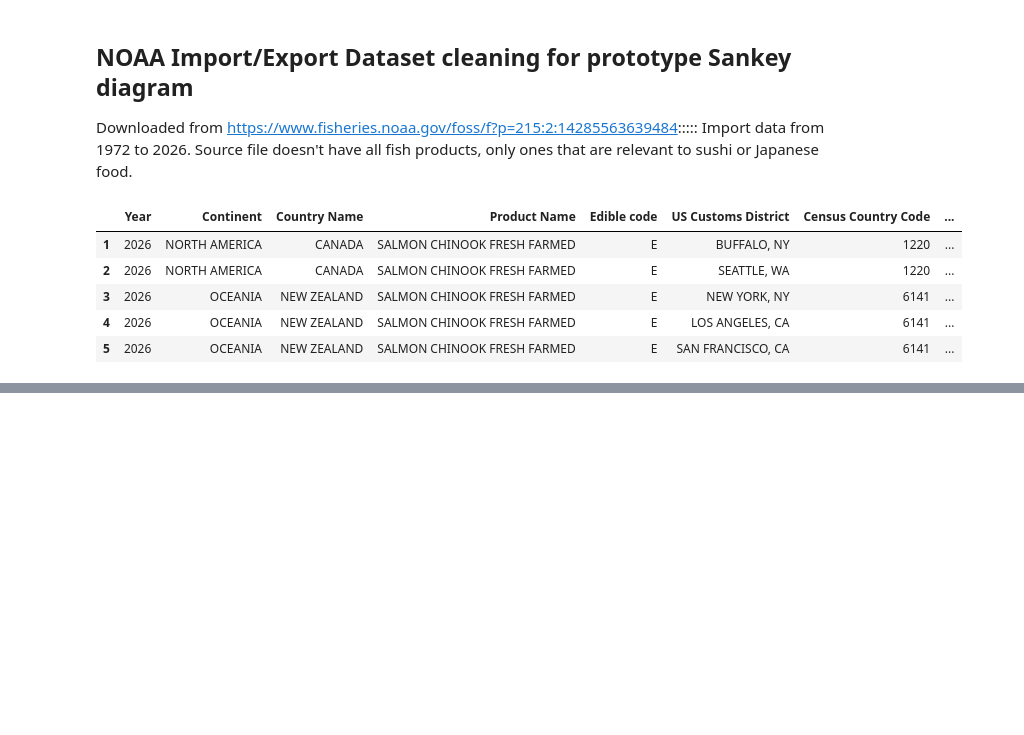
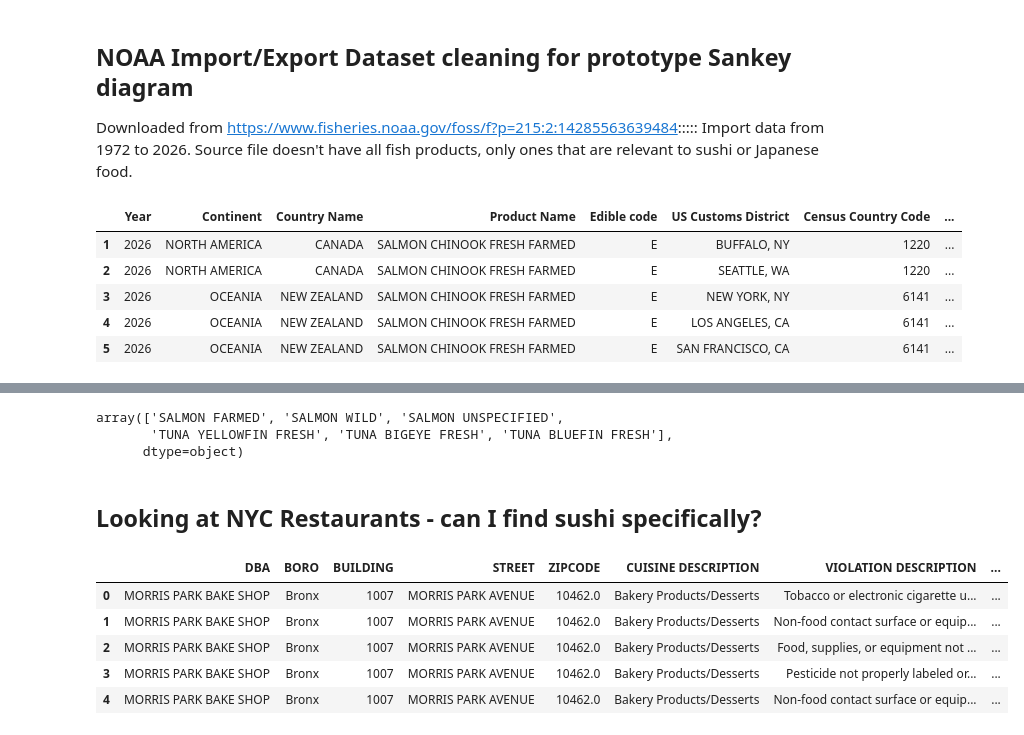
Before and after one commit to nmolnar-parsons/thesis, a Jupyter notebook: data_exploring.ipynb, the cells around one changed output, grey strips where cells are left out. Drawn from its saved outputs; the diff is of its cells as text; code cells hidden in the pictures; blank space fills up the shorter version.

```diff
--- a/data_exploring.ipynb
+++ b/data_exploring.ipynb
@@ -164,3 +232,37 @@ See the caveats in the documentation: https://pandas.pydata.org/pandas-docs/stab
 # %%
 #export to csv for use in sankey diagram
 import_bluefin_tuna.to_csv("datasets/bluefin_tuna_imports.csv", index=False)
+# %%
+#tuna and salmon dataset
+
+fish_for_sushi = import_all[import_all["Product Name"].str.contains("TUNA|SALMON", case=False, na=False)]
+
+#remove Product Names that contain "Steaks|Fillet|Meat|Canned|Frozen|Roe|Smoked|Salted|NSPF"
+fish_for_sushi = fish_for_sushi[~fish_for_sushi["Product Name"].str.contains("Steaks|Fillet|Meat|Canned|Frozen|Roe|Smoked|Salted|NSPF", case=False, na=False)]
+#removing non Bluefin, Yellowfin, Bigeye tuna
+fish_for_sushi = fish_for_sushi[~fish_for_sushi["Product Name"].str.contains("Albacore|Skipjack", case=False, na=False)]
+fish_for_sushi["Product Name"].unique()
+
+#If Product Name contains "SALMON" and "FARMED", change to "Salmon (Farmed)". If Product Name contains "SALMON" and "WILD", change to "Salmon (Wild)". If not, keep as is.
+def simplify_product_name(name):
+    if "SALMON" in name.upper() and "FARMED" in name.upper():
+        return "SALMON FARMED"
+    elif "SALMON" in name.upper() and "WILD" in name.upper():
+        return "SALMON WILD"
+    #else if Salmon has no Farmed or Wild, change to just Salmon (UNSPECIFIED)
+    elif "SALMON" in name.upper():
+        return "SALMON UNSPECIFIED"
+    #else if Tuna is TUNA BLUEFIN ATLANTIC,PACIFIC FRESH rename to TUNA BLUEFIN FRESH
+    elif "TUNA" in name.upper() and "BLUEFIN" in name.upper() and "FRESH" in name.upper():
+        return "TUNA BLUEFIN FRESH"
+    else:
+        return name
+
+
+
+fish_for_sushi["Product Name"] = fish_for_sushi["Product Name"].apply(simplify_product_name)
+fish_for_sushi["Product Name"].unique()
+# %% [output]
+array(['SALMON FARMED', 'SALMON WILD', 'SALMON UNSPECIFIED',
+       'TUNA YELLOWFIN FRESH', 'TUNA BIGEYE FRESH', 'TUNA BLUEFIN FRESH'],
+      dtype=object)
@@ -166,0 +272,12 @@ import_bluefin_tuna.to_csv("datasets/bluefin_tuna_imports.csv", index=False)
+# %% [markdown]
+## Looking at NYC Restaurants - can I find sushi specifically?
+# %%
+nyc_rest = pd.read_csv("datasets/nyc_rest_2026.csv")
+nyc_rest.head()
+# %% [output]
+|  | DBA | BORO | BUILDING | STREET | ZIPCODE | CUISINE DESCRIPTION | VIOLATION DESCRIPTION | ... |
+| 0 | MORRIS PARK BAKE SHOP | Bronx | 1007 | MORRIS PARK AVENUE | 10462.0 | Bakery Products/Desserts | Tobacco or electronic cigarette u... | ... |
+| 1 | MORRIS PARK BAKE SHOP | Bronx | 1007 | MORRIS PARK AVENUE | 10462.0 | Bakery Products/Desserts | Non-food contact surface or equip... | ... |
+| 2 | MORRIS PARK BAKE SHOP | Bronx | 1007 | MORRIS PARK AVENUE | 10462.0 | Bakery Products/Desserts | Food, supplies, or equipment not ... | ... |
+| 3 | MORRIS PARK BAKE SHOP | Bronx | 1007 | MORRIS PARK AVENUE | 10462.0 | Bakery Products/Desserts | Pesticide not properly labeled or... | ... |
+| 4 | MORRIS PARK BAKE SHOP | Bronx | 1007 | MORRIS PARK AVENUE | 10462.0 | Bakery Products/Desserts | Non-food contact surface or equip... | ... |
```
Also changed, not shown: parts of 13 cells of this notebook, 9 other files.
